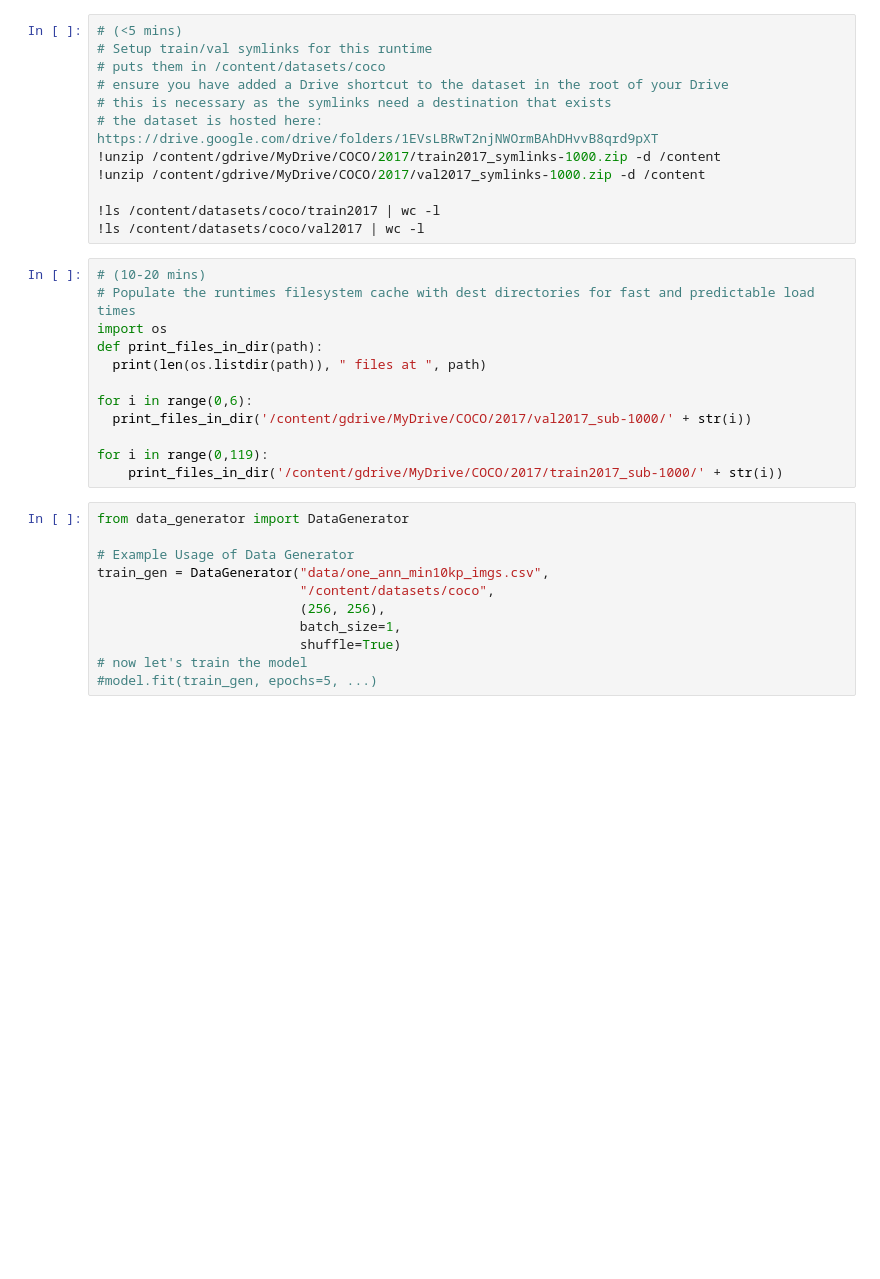
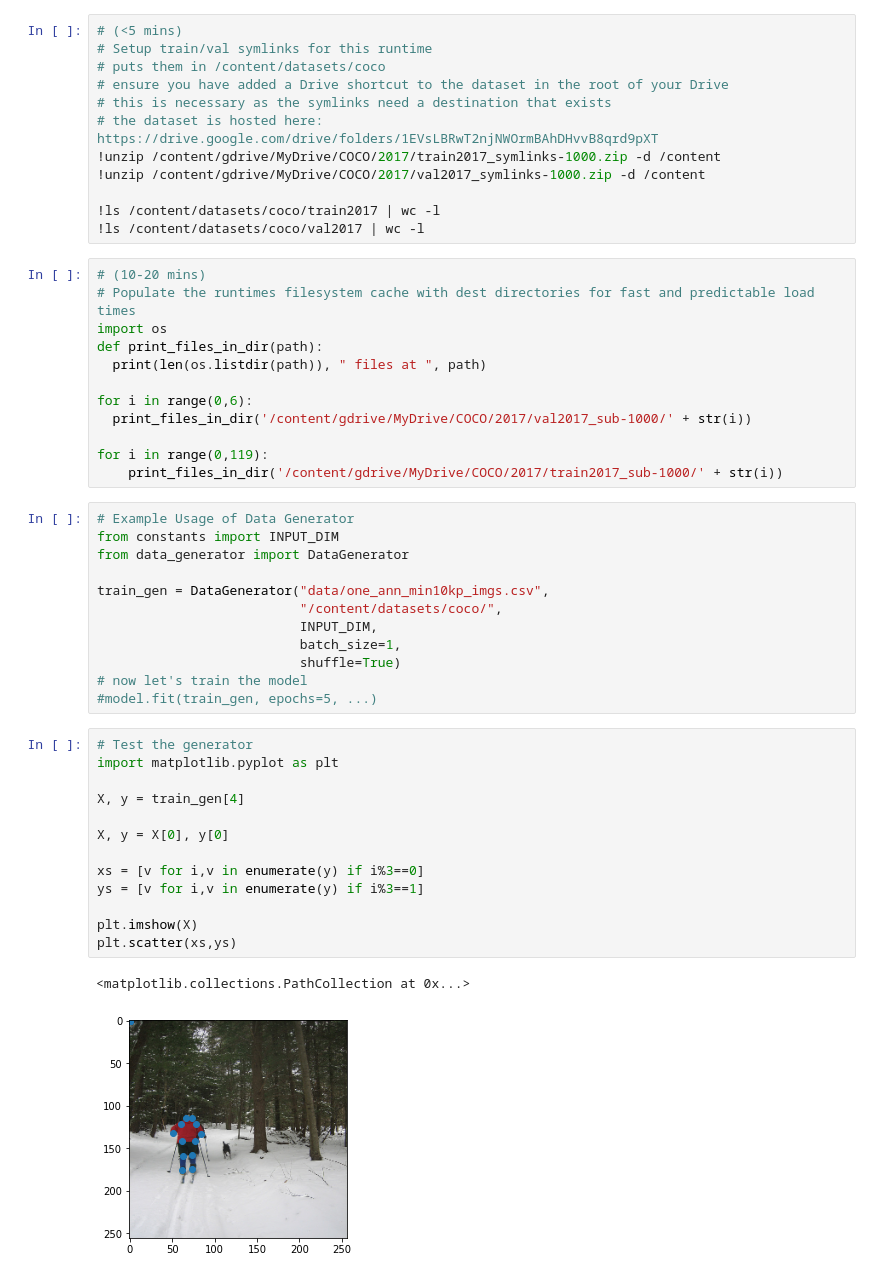
Before and after one commit to robertklee/COCO-Human-Pose, a Jupyter notebook: notebooks/input_pipeline_demo.ipynb, the cells around one changed output. Cells and saved outputs as stored; diff of their text form; blank space fills up the shorter version.

```diff
--- a/notebooks/input_pipeline_demo.ipynb
+++ b/notebooks/input_pipeline_demo.ipynb
@@ -33,13 +33,30 @@ for i in range(0,6):
 for i in range(0,119):
     print_files_in_dir('/content/gdrive/MyDrive/COCO/2017/train2017_sub-1000/' + str(i))
 # %%
+# Example Usage of Data Generator
+from constants import INPUT_DIM
 from data_generator import DataGenerator
 
-# Example Usage of Data Generator
 train_gen = DataGenerator("data/one_ann_min10kp_imgs.csv",
-                          "/content/datasets/coco",
-                          (256, 256),
+                          "/content/datasets/coco/",
+                          INPUT_DIM,
                           batch_size=1,
                           shuffle=True)
 # now let's train the model
 #model.fit(train_gen, epochs=5, ...)
+# %%
+# Test the generator
+import matplotlib.pyplot as plt
+
+X, y = train_gen[4]
+
+X, y = X[0], y[0]
+
+xs = [v for i,v in enumerate(y) if i%3==0]
+ys = [v for i,v in enumerate(y) if i%3==1]
+
+plt.imshow(X)
+plt.scatter(xs,ys)
+# %% [output]
+<matplotlib.collections.PathCollection at 0x...>
+[figure, added]
```
Also changed, not shown: parts of 1 cell of this notebook, 5 other files.
